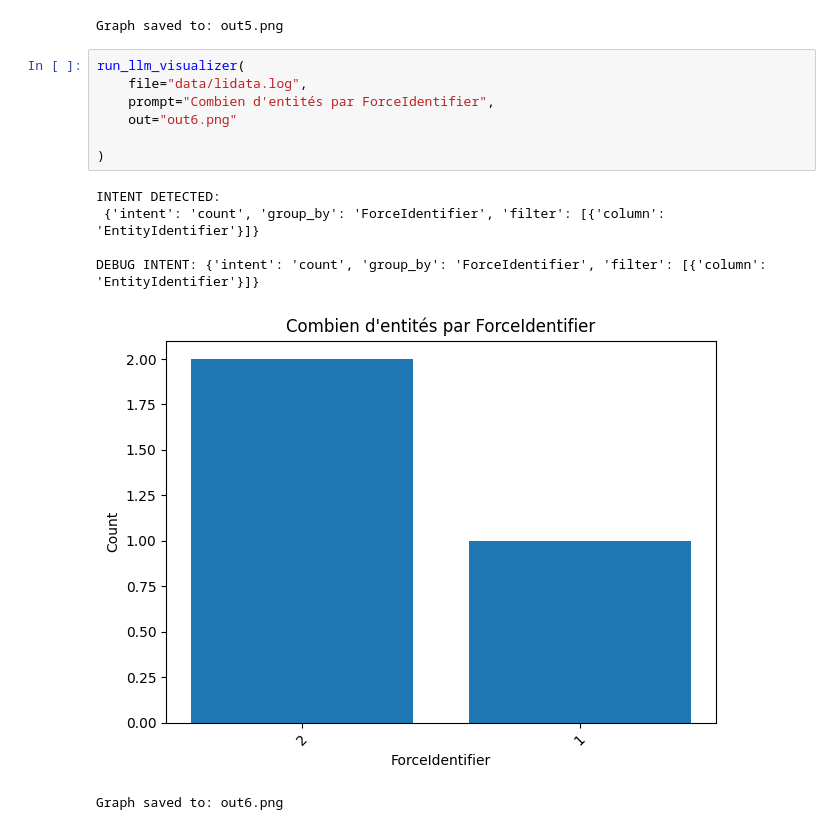
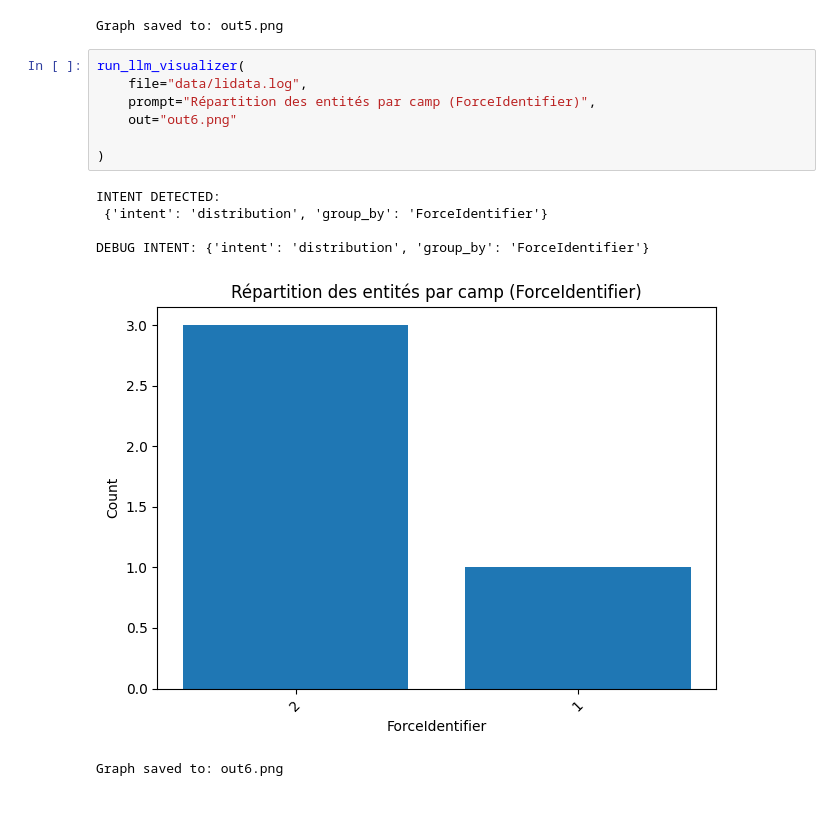
Before and after one commit to RaphaelZrrr/Lida_test, a Jupyter notebook: main2.ipynb, the cells around one changed output. Drawn from its saved outputs; the diff is of its cells as text.

```diff
--- a/main2.ipynb
+++ b/main2.ipynb
@@ -913,16 +1029,16 @@ Graph saved to: out5.png
 # %%
 run_llm_visualizer(
     file="data/lidata.log",
-    prompt="Combien d'entités par ForceIdentifier",
+    prompt="Répartition des entités par camp (ForceIdentifier)",
     out="out6.png"
 
 )
 # %% [output]
 INTENT DETECTED:
- {'intent': 'count', 'group_by': 'ForceIdentifier', 'filter': [{'column': 'EntityIdentifier'}]}
+ {'intent': 'distribution', 'group_by': 'ForceIdentifier'}
 
-DEBUG INTENT: {'intent': 'count', 'group_by': 'ForceIdentifier', 'filter': [{'column': 'EntityIdentifier'}]}
+DEBUG INTENT: {'intent': 'distribution', 'group_by': 'ForceIdentifier'}
-[figure, old version]
+[figure, new version]
 Graph saved to: out6.png
 # %%
 run_llm_visualizer(
```
Also changed, not shown: parts of 9 cells of this notebook, 7 other files.
